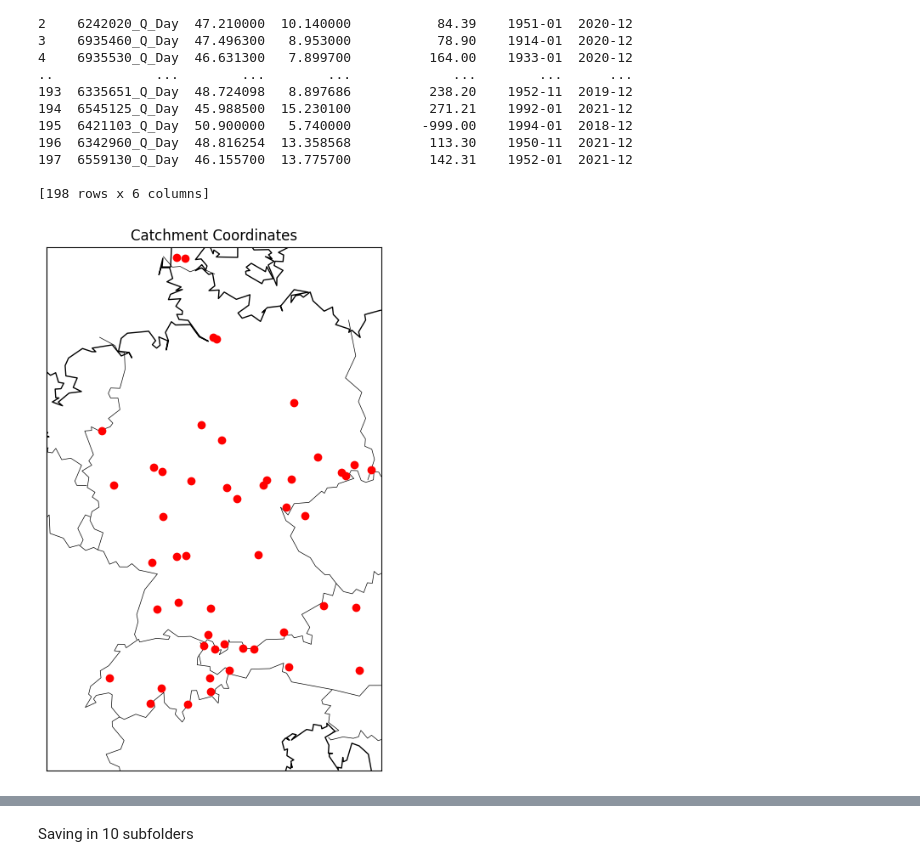
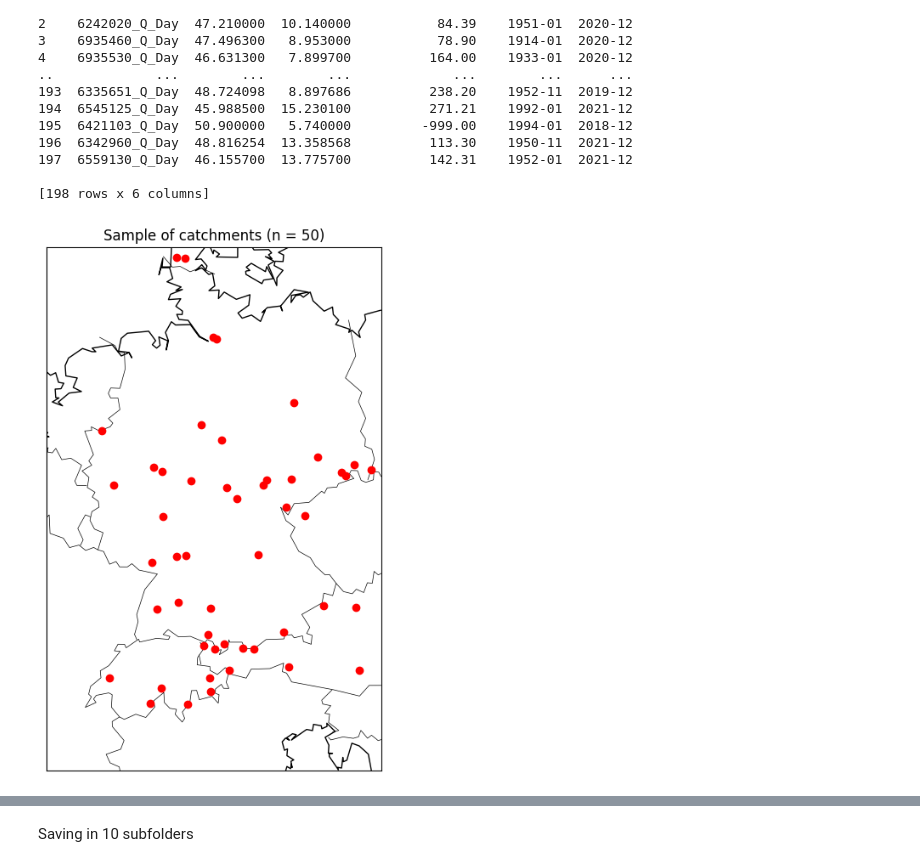
Before and after one commit to JohannaTrost/MSC24-WBM, a Jupyter notebook: sample_catchment.ipynb, the cells around one changed output, grey strips where cells are left out. Saved outputs shown, nothing was run; the diff lists cells and outputs as text; code cells hidden in the pictures.

```diff
--- a/sample_catchment.ipynb
+++ b/sample_catchment.ipynb
@@ -176,24 +176,24 @@ samples_df = pd.concat([south_sample, north_sample], ignore_index=True)
 # %%
 # Create a new figure
 plt.figure(figsize=(10, 8))
 
 # Create a Basemap instance centered at a desired location
 m = Basemap(projection='merc', llcrnrlat=44.75, urcrnrlat=55.25,
             llcrnrlon=4.75, urcrnrlon=15.25, resolution='l')
 
 # Draw coastlines, countries, and states
 m.drawcoastlines()
 m.drawcountries()
 m.drawstates()
 
 # Convert latitude and longitude to map coordinates
 x, y = m(samples_df['longitude'].values, samples_df['latitude'].values)
 
 # Plot the points on the map
 m.scatter(x, y, marker='o', color='r', zorder=5)
 
 # Add title and show the plot
-plt.title('Catchment Coordinates')
+plt.title('Sample of catchments (n = 50)')
 plt.show()
 # %% [output]
-[figure, old version]
+[figure, new version]
```
Also changed, not shown: parts of 6 cells of this notebook, 2 other files.
